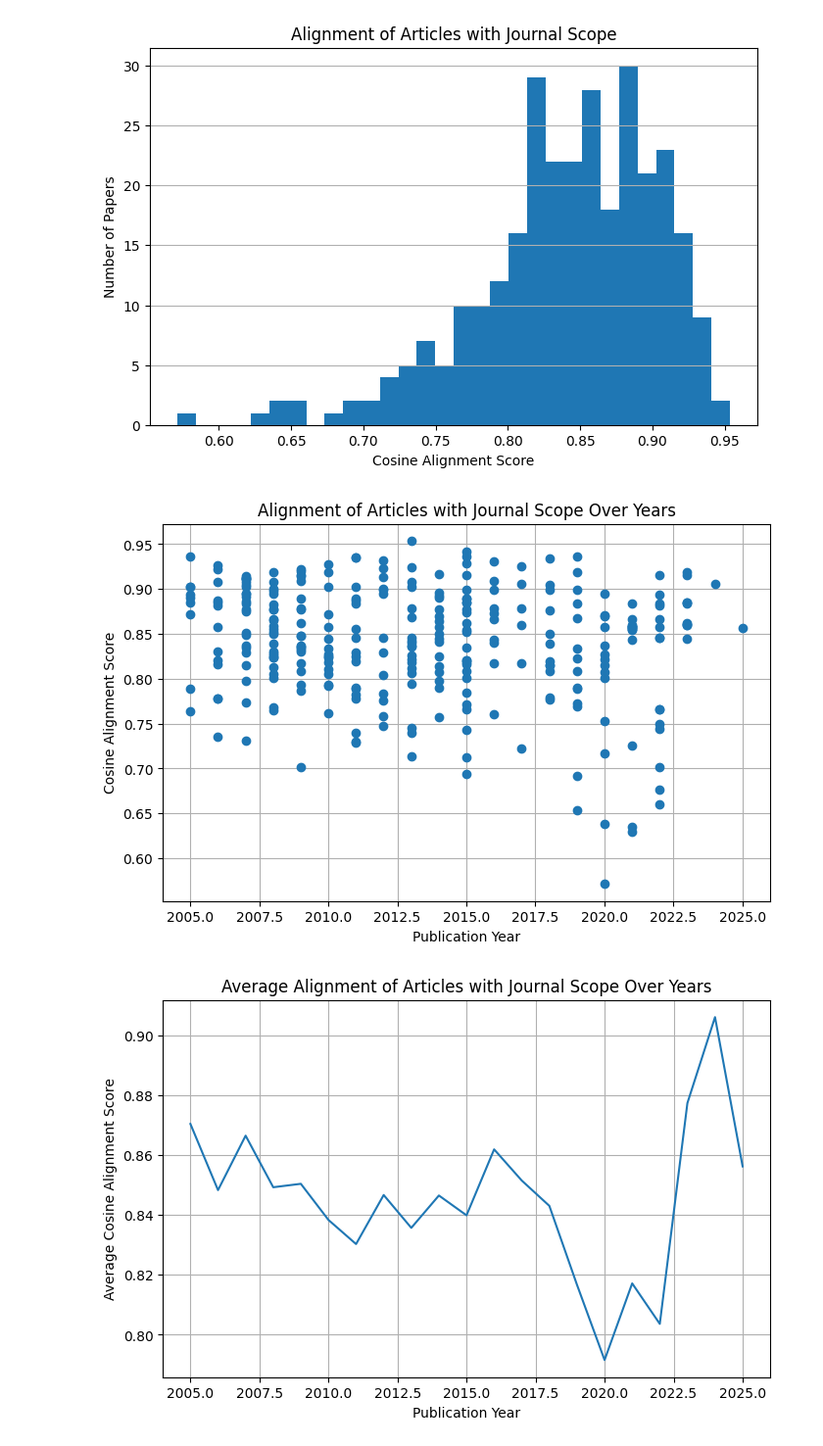
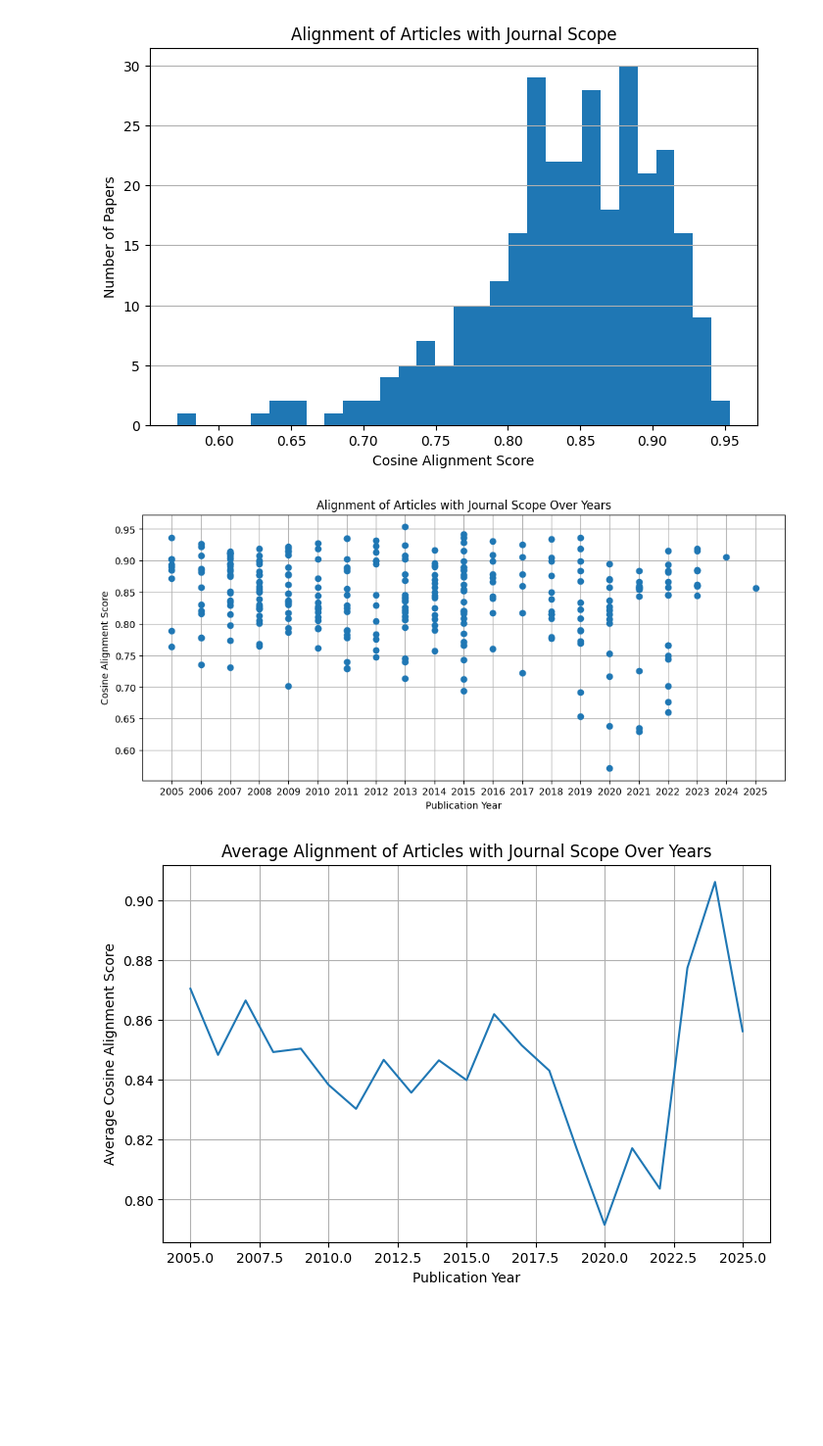
Before and after one commit to miadalavinezhad/Thematic-Alignment, a Jupyter notebook: note_books/alignment_analysis.ipynb, the cells around one changed output. Shown at 98% size. Saved outputs shown, nothing was run; the diff lists cells and outputs as text; code cells hidden in the pictures; blank space fills up the shorter version.

```diff
--- a/note_books/alignment_analysis.ipynb
+++ b/note_books/alignment_analysis.ipynb
@@ -29,15 +30,18 @@ plt.show()
 [figure]
 # %%
 # Plot alignment score over years
-plt.figure(figsize=(8,5))
+plt.figure(figsize=(12,5))
 plt.plot(papers_df['year'], papers_df["alignment_score"], 'o')
+plt.xlim(2004, 2026)
+years = np.arange(2005, 2026)
+plt.xticks(years)
 plt.xlabel("Publication Year")
 plt.ylabel("Cosine Alignment Score")
 plt.title("Alignment of Articles with Journal Scope Over Years")
 plt.grid(True)
 plt.show()
 # %% [output]
-[figure, old version]
+[figure, new version]
 # %%
 # Plot average alignment score over the years
 yearly_mean_alignment_df = yearly_alignment(papers_df)
```
Also changed, not shown: parts of 1 cell of this notebook, 1 other file.
